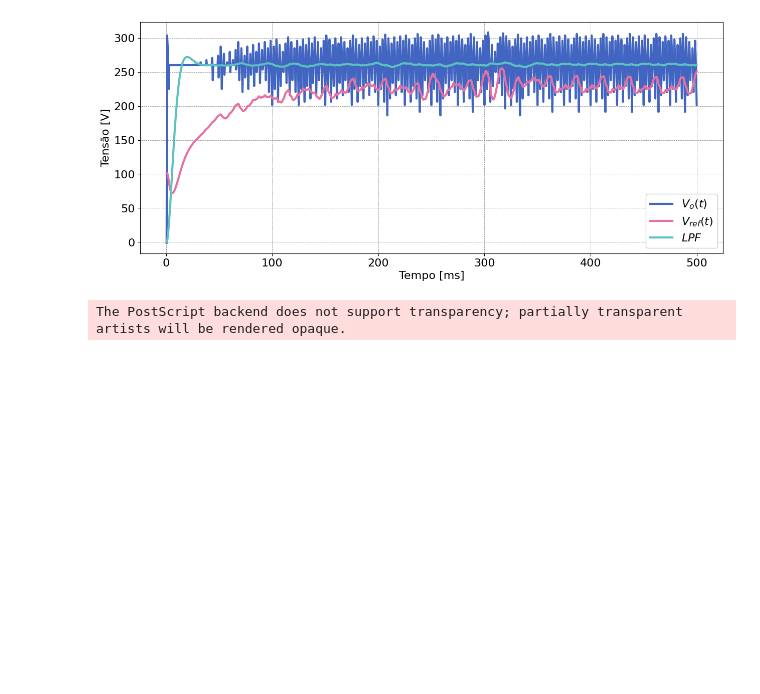
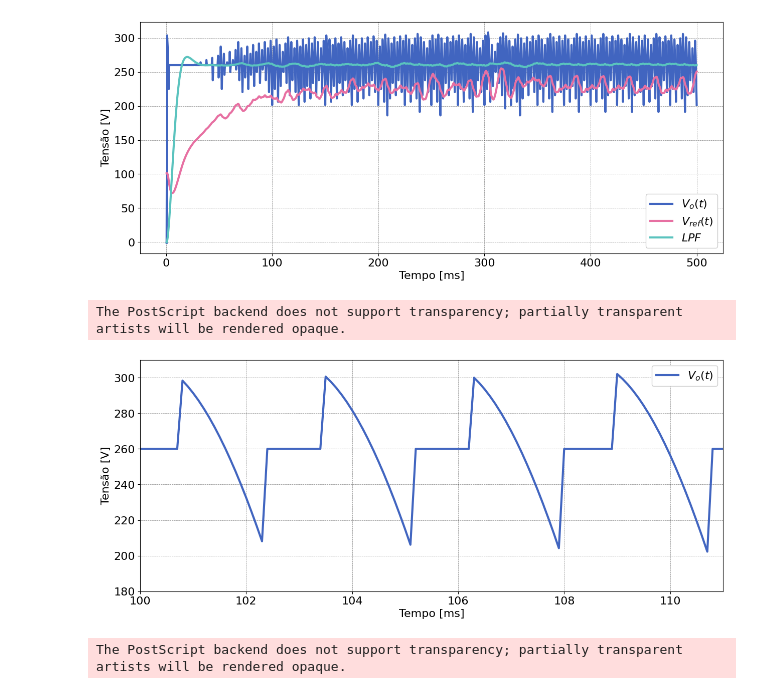
Before and after one commit to ErickNMA/Conversao_Eletromecanica, a Jupyter notebook: Retificador_Trifasico/plot.ipynb, the cells around one changed output. Cells and saved outputs as stored; diff of their text form; code cells hidden in the pictures; blank space fills up the shorter version.

```diff
--- a/Retificador_Trifasico/plot.ipynb
+++ b/Retificador_Trifasico/plot.ipynb
@@ -18,6 +18,7 @@ fases = np.loadtxt('data/fases.txt')            #Time	Fase_ab	    Fase_ac
 disparos = np.loadtxt('data/disparos.txt')      #Time	Disparo_ab  Disparo_ac      Disparo_ba  Disparo_bc  Disparo_ca	Disparo_cb
 correntes = np.loadtxt('data/correntes.txt')    #Time	Io	        Io_filtrado	    Io_ref
 tensoes = np.loadtxt('data/tensoes.txt')        #Time	V_out	    V_out_filtrado	Vt_ref
+tzoom = np.loadtxt('data/tzoom.txt')          #Time	V_out
 # %%
 plt.figure(1)
 plt.subplots(2, 1, sharex=True)
@@ -83,4 +84,16 @@ plt.savefig('curves/tensoes.eps', dpi=600, transparent=True, bbox_inches='tight'
 # %% [output]
 The PostScript backend does not support transparency; partially transparent artists will be rendered opaque.
 [figure]
+# %%
+plt.figure(4)
+plt.plot(tzoom[:, 0]*1e3, tzoom[:, 1], label='$V_o(t)$')
+plt.ylabel('Tensão [V]')
+plt.xlabel('Tempo [ms]')
+plt.xlim(100, 111)
+plt.ylim(180, 310)
+plt.legend()
+plt.savefig('curves/tzoom.eps', dpi=600, transparent=True, bbox_inches='tight')
+# %% [output]
+The PostScript backend does not support transparency; partially transparent artists will be rendered opaque.
+[figure, added]
 # %%
```
Also changed, not shown: parts of 1 cell of this notebook, 7 other files.
